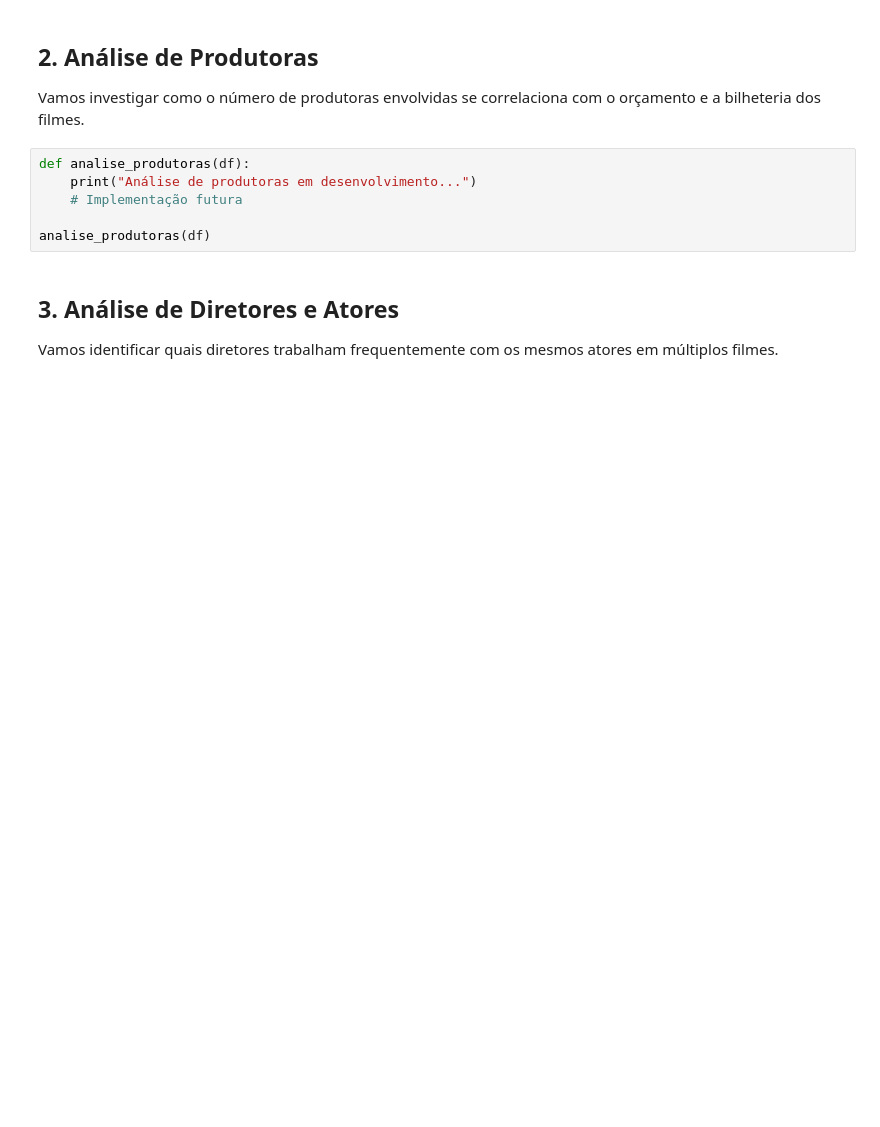
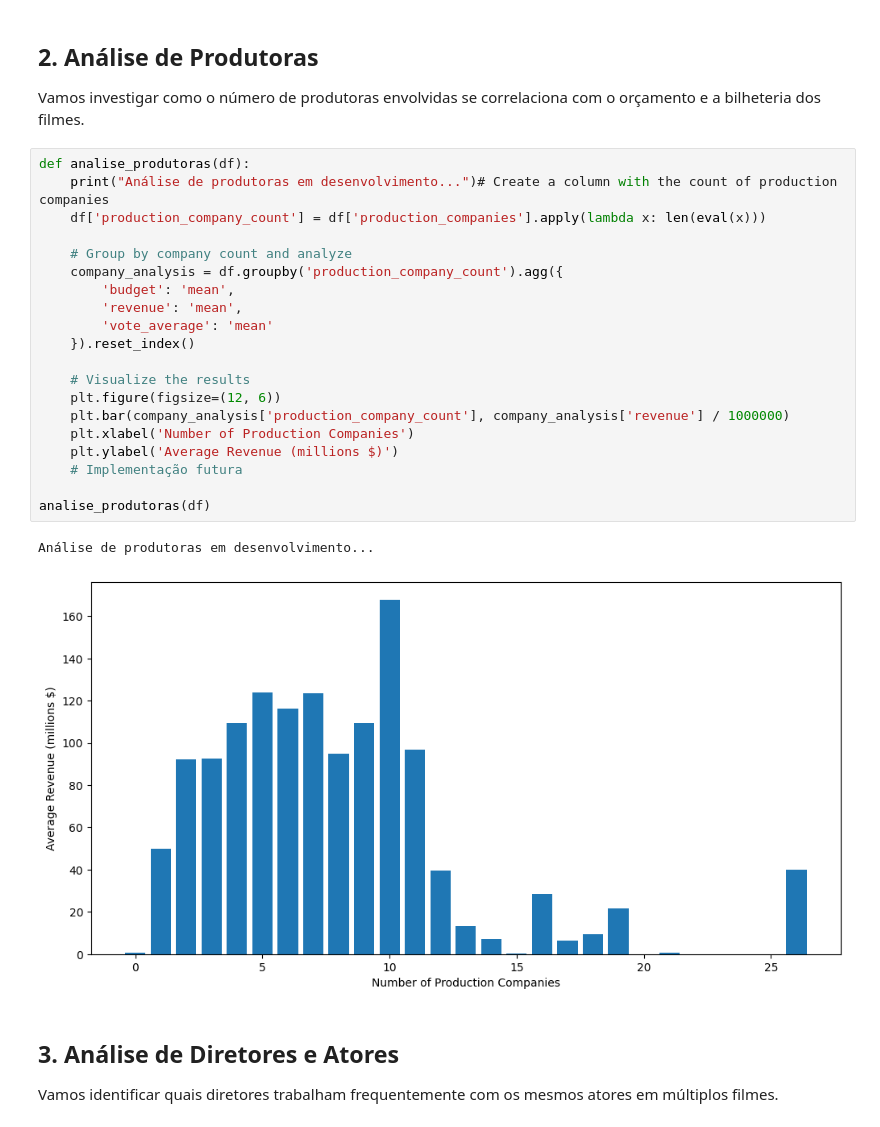
Before and after one commit to C11-Grupo-6/aplicacao, a Jupyter notebook: main.ipynb, the cells around one changed output. Cells and saved outputs as stored; diff of their text form; blank space fills up the shorter version.

```diff
--- a/main.ipynb
+++ b/main.ipynb
@@ -50,12 +76,29 @@ analise_orcamento_receita(df)
 ## 2. Análise de Produtoras
 
 Vamos investigar como o número de produtoras envolvidas se correlaciona com o orçamento e a bilheteria dos filmes.
-# %%
-def analise_produtoras(df):
-    print("Análise de produtoras em desenvolvimento...")
-    # Implementação futura
-
-analise_produtoras(df)
+# %%
+def analise_produtoras(df):
+    print("Análise de produtoras em desenvolvimento...")# Create a column with the count of production companies
+    df['production_company_count'] = df['production_companies'].apply(lambda x: len(eval(x)))
+
+    # Group by company count and analyze
+    company_analysis = df.groupby('production_company_count').agg({
+        'budget': 'mean',
+        'revenue': 'mean',
+        'vote_average': 'mean'
+    }).reset_index()
+
+    # Visualize the results
+    plt.figure(figsize=(12, 6))
+    plt.bar(company_analysis['production_company_count'], company_analysis['revenue'] / 1000000)
+    plt.xlabel('Number of Production Companies')
+    plt.ylabel('Average Revenue (millions $)')
+    # Implementação futura
+
+analise_produtoras(df)
+# %% [output]
+Análise de produtoras em desenvolvimento...
+[figure, added]
 # %% [markdown]
 ## 3. Análise de Diretores e Atores
 
```
Also changed, not shown: parts of 16 cells of this notebook.
